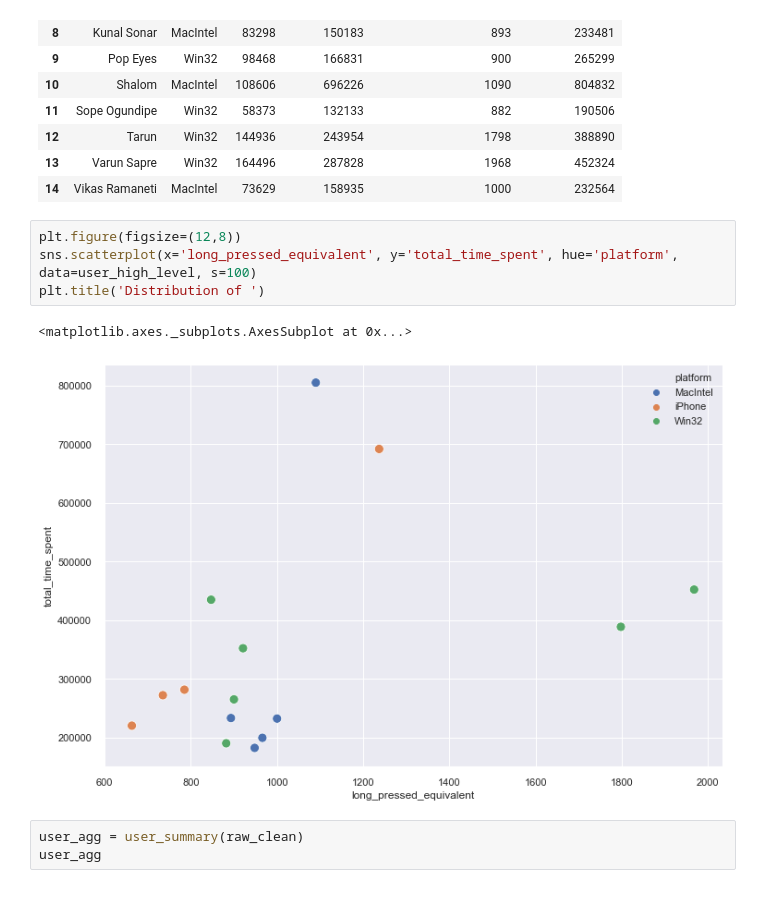
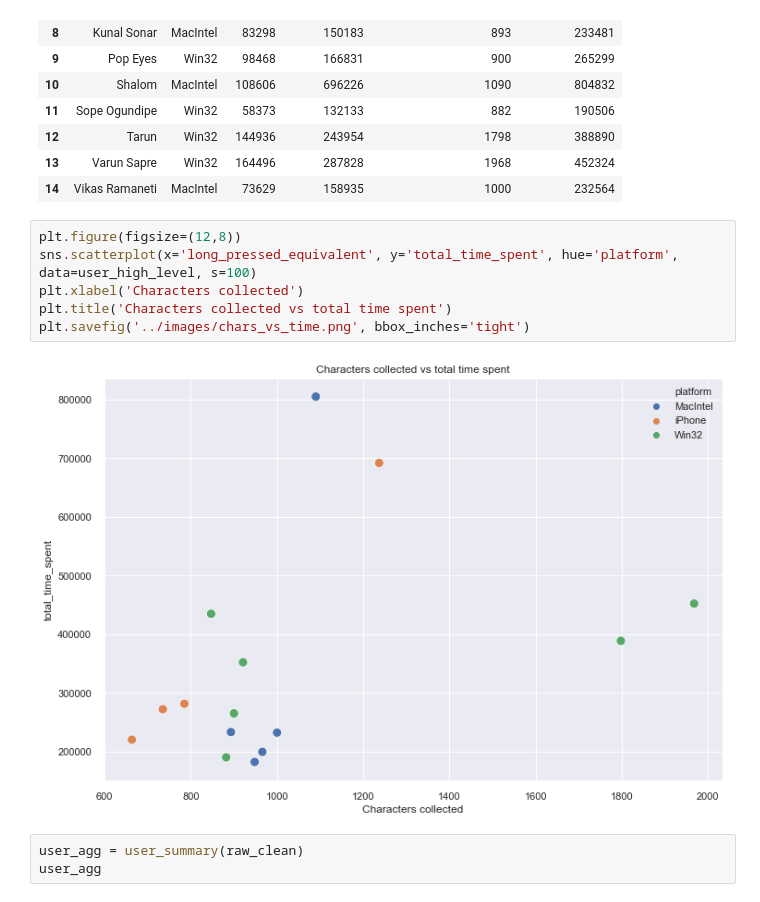
Before and after one commit to TEAM-KKS/KeystrokeDynamics, a Jupyter notebook: notebooks/Exploration.ipynb, the cells around one changed output. Saved outputs shown, nothing was run; the diff lists cells and outputs as text.

```diff
--- a/notebooks/Exploration.ipynb
+++ b/notebooks/Exploration.ipynb
@@ -224,10 +225,11 @@ user_high_level
 # %%
 plt.figure(figsize=(12,8))
 sns.scatterplot(x='long_pressed_equivalent', y='total_time_spent', hue='platform', data=user_high_level, s=100)
-plt.title('Distribution of ')
+plt.xlabel('Characters collected')
+plt.title('Characters collected vs total time spent')
+plt.savefig('../images/chars_vs_time.png', bbox_inches='tight')
 # %% [output]
-<matplotlib.axes._subplots.AxesSubplot at 0x...>
-[figure, old version]
+[figure, new version]
 # %%
 user_agg = user_summary(raw_clean)
 user_agg
```
Also changed, not shown: parts of 15 cells of this notebook, 14 other files.
